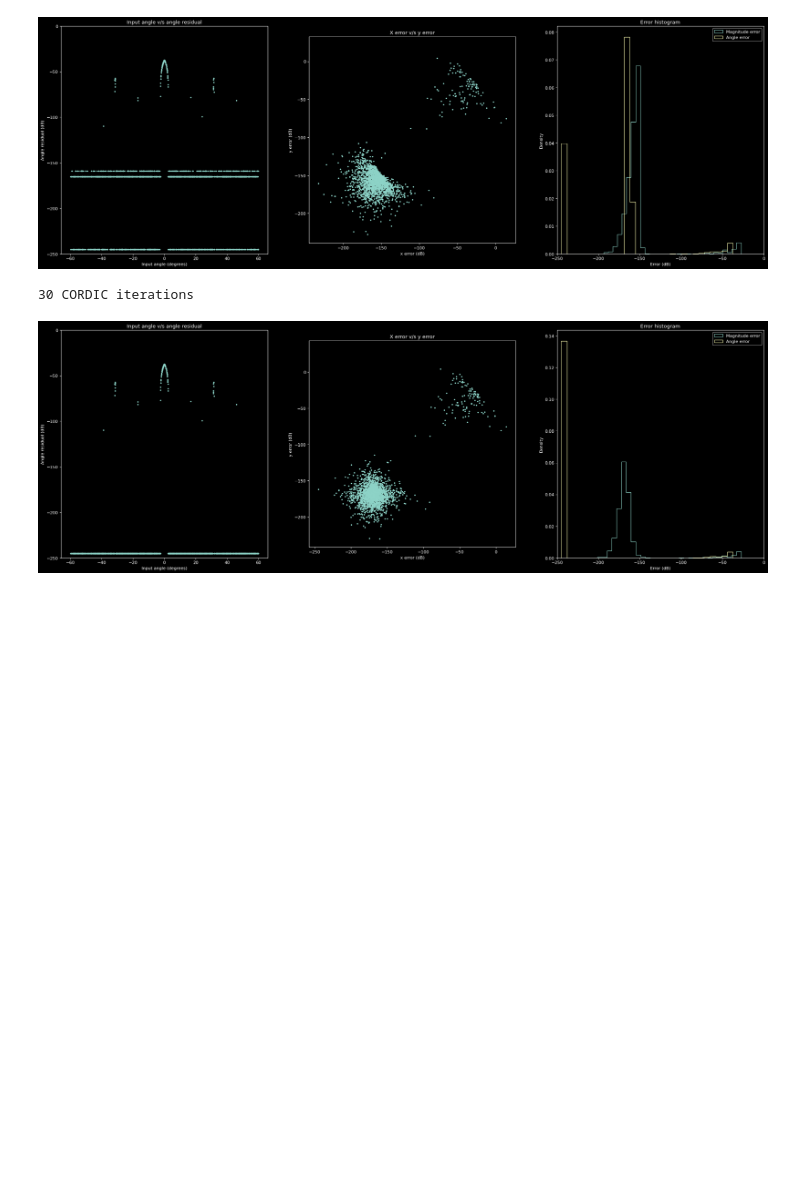
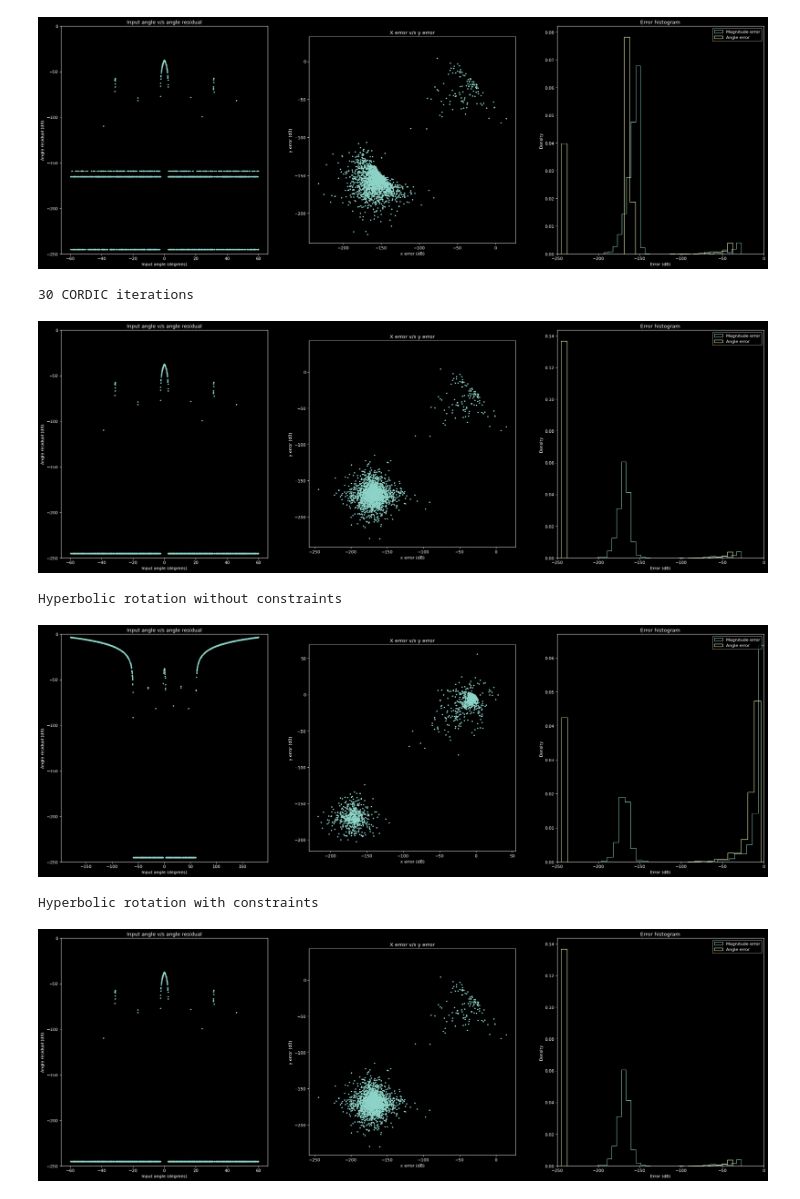
Before and after one commit to Ashwin-Rajesh/Cordic_accelerator, a Jupyter notebook: docs/cordic.ipynb, the cells around one changed output. Saved outputs shown, nothing was run; the diff lists cells and outputs as text; code cells hidden in the pictures; blank space fills up the shorter version.

```diff
--- a/docs/cordic.ipynb
+++ b/docs/cordic.ipynb
@@ -249,3 +345,15 @@ for i in (10, 15, 20, 25, 30):
 [figure]
 30 CORDIC iterations
 [figure]
+# %%
+# View inputs for full (including inputs that will lead to out of bounds outputs)
+print("Hyperbolic rotation without constraints")
+vis_rot_error_file("data/hyp_rot/hr_30_off_off_x2500_full.txt")
+
+print("Hyperbolic rotation with constraints")
+vis_rot_error_file("data/hyp_rot/hr_30_off_off_x2500.txt")
+# %% [output]
+Hyperbolic rotation without constraints
+[figure, added]
+Hyperbolic rotation with constraints
+[figure, added]
```
Also changed, not shown: parts of 5 cells of this notebook.
